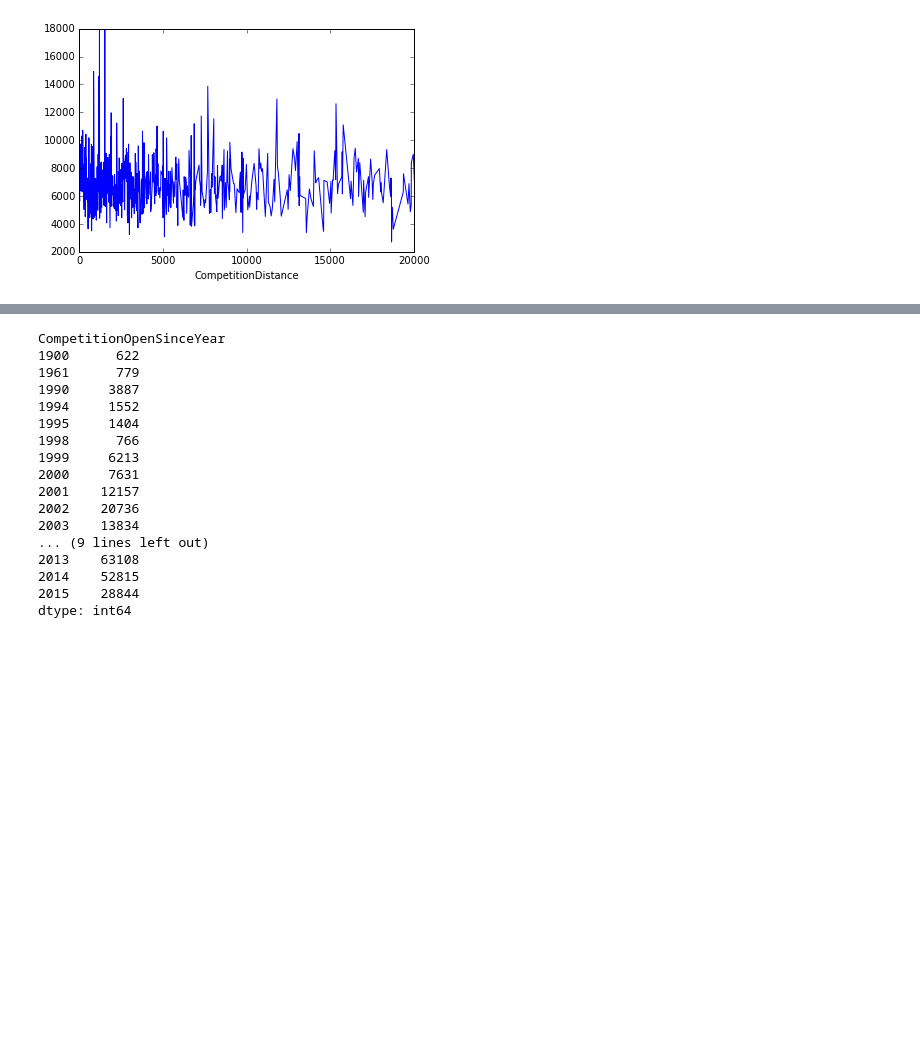
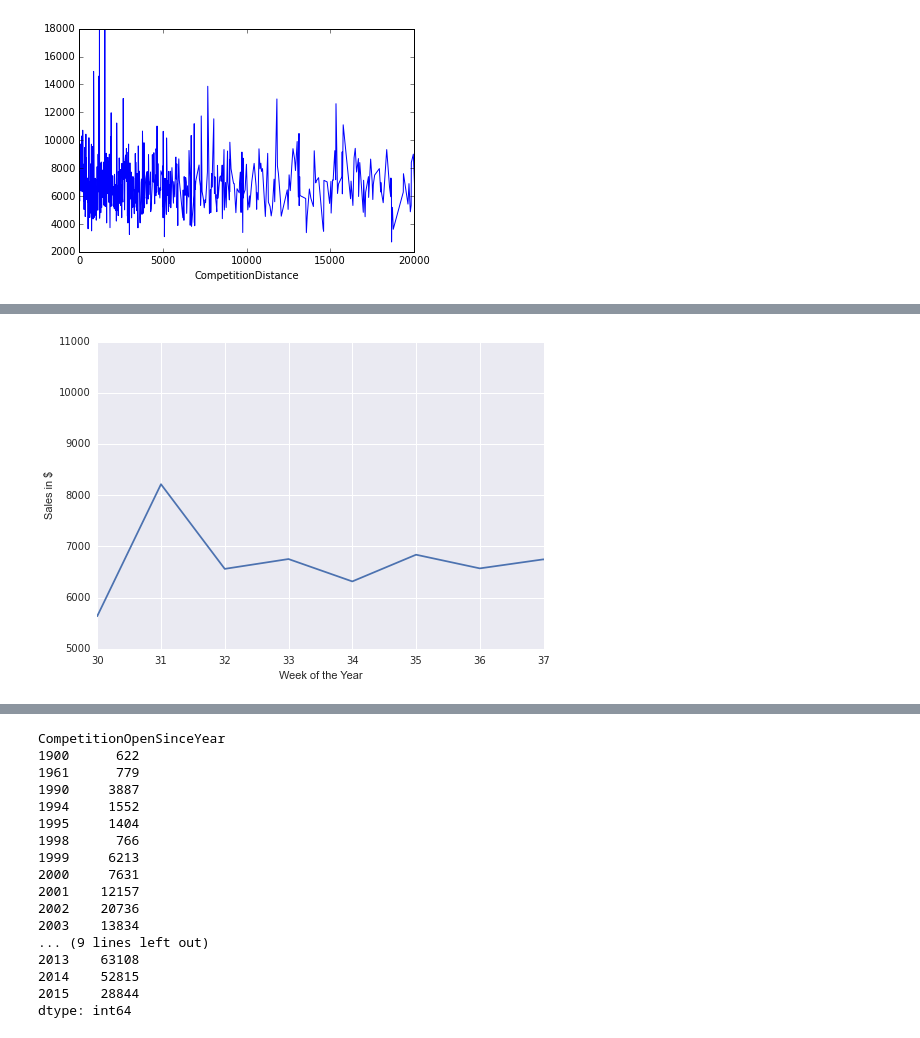
Before and after one commit to DarioMarrocchelli/DSI-Capstone-Project, a Jupyter notebook: DataExploration.ipynb, the cells around one changed output, grey strips where cells are left out. Saved outputs shown, nothing was run; the diff lists cells and outputs as text; code cells hidden in the pictures; blank space fills up the shorter version.

```diff
--- a/DataExploration.ipynb
+++ b/DataExploration.ipynb
@@ -103,0 +163,9 @@ concat.groupby('CompetitionDistance')['Sales'].mean().plot(xlim = (0, 20000))
+# %%
+plt.figure()
+concat['Date3'] = pd.to_datetime(concat['Date']).dt.weekofyear
+concat.groupby('Date3')['Sales'].mean().plot(xlim = (30,37))
+plt.xlabel('Week of the Year')
+plt.ylabel('Sales in $')
+plt.show()
+# %% [output]
+[figure, added]
```
Also changed, not shown: parts of 16 cells of this notebook.
